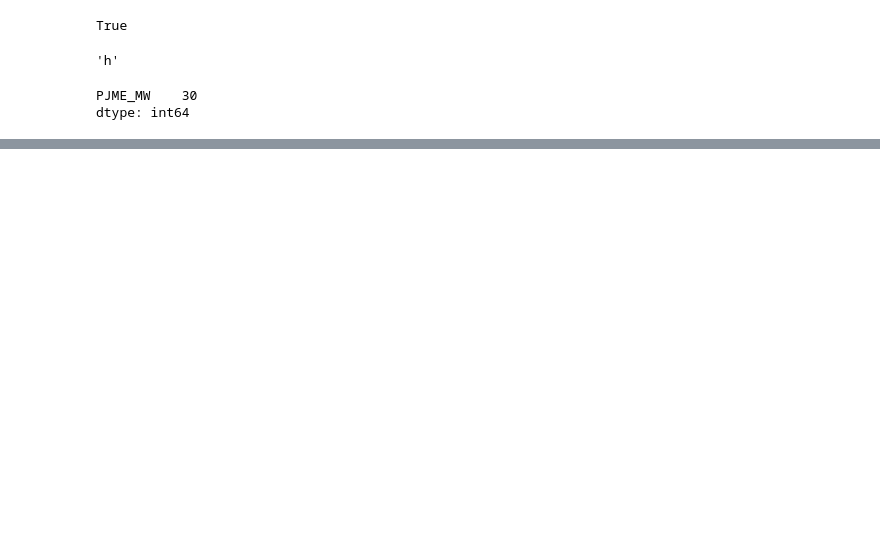
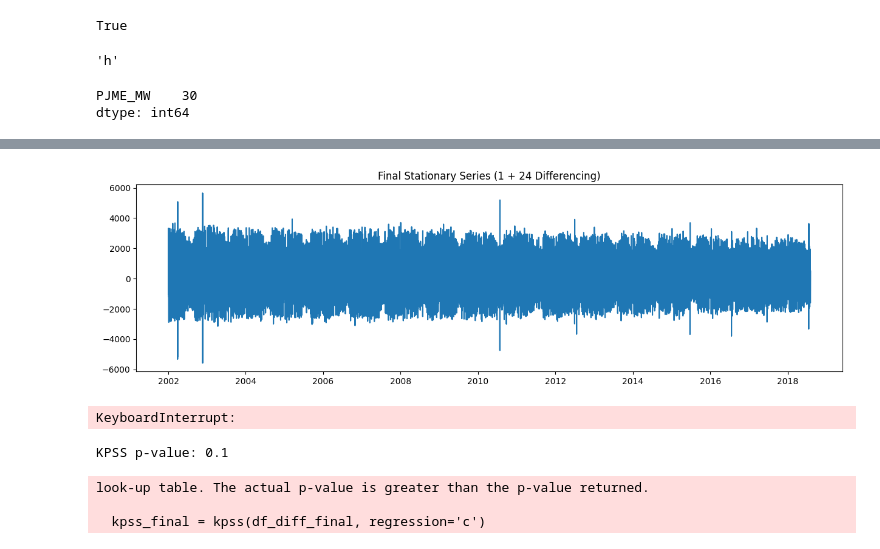
Before and after one commit to hassanh7n/TSA, a Jupyter notebook: notebooks/02_TS.ipynb, the cells around one changed output, grey strips where cells are left out. Cells and saved outputs as stored; diff of their text form; code cells hidden in the pictures; blank space fills up the shorter version.

```diff
--- a/notebooks/02_TS.ipynb
+++ b/notebooks/02_TS.ipynb
@@ -269,0 +317,24 @@ plt.show()
+# %%
+plt.figure(figsize=(15,4))
+plt.plot(df_diff_final)
+plt.title("Final Stationary Series (1 + 24 Differencing)")
+plt.show()
+# %% [output]
+[figure, added]
+# %%
+from statsmodels.tsa.stattools import adfuller
+
+adf_final = adfuller(df_diff_final)
+print("ADF p-value:", adf_final[1])
+# %% [output]
+KeyboardInterrupt:
+# %%
+from statsmodels.tsa.stattools import kpss
+
+kpss_final = kpss(df_diff_final, regression='c')
+print("KPSS p-value:", kpss_final[1])
+# %% [output]
+KPSS p-value: 0.1
+look-up table. The actual p-value is greater than the p-value returned.
+
+  kpss_final = kpss(df_diff_final, regression='c')
```
Also changed, not shown: parts of 18 cells of this notebook.
